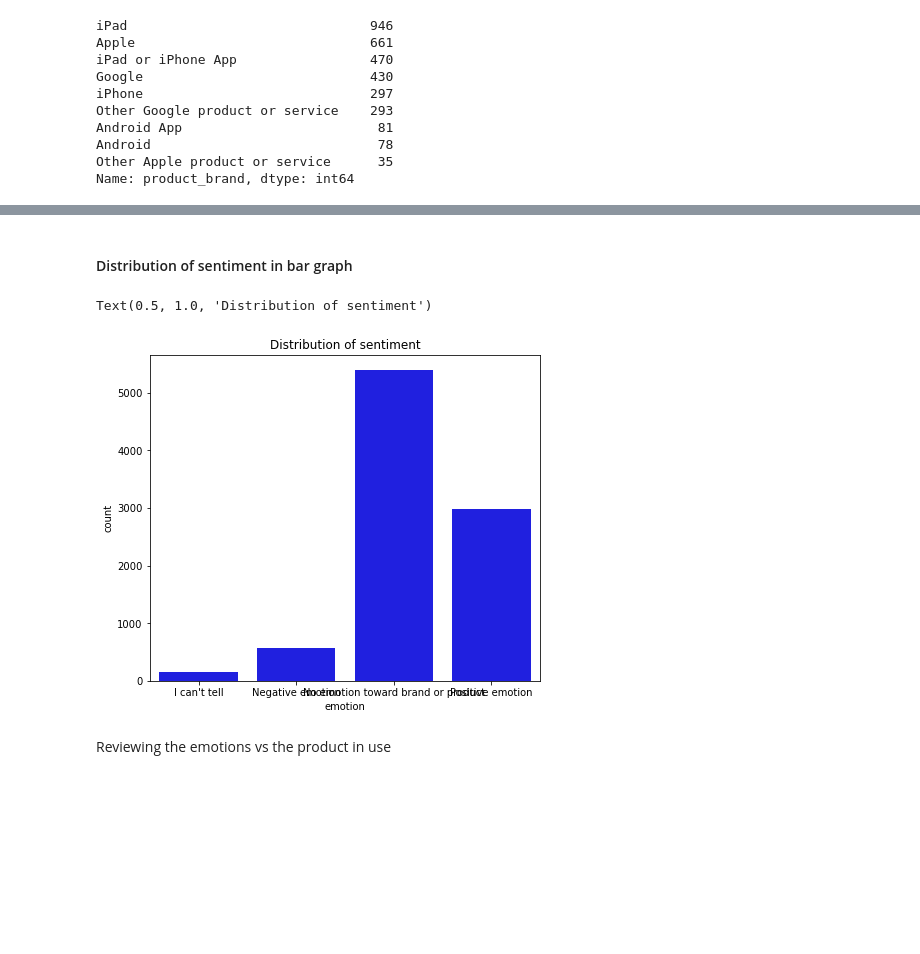
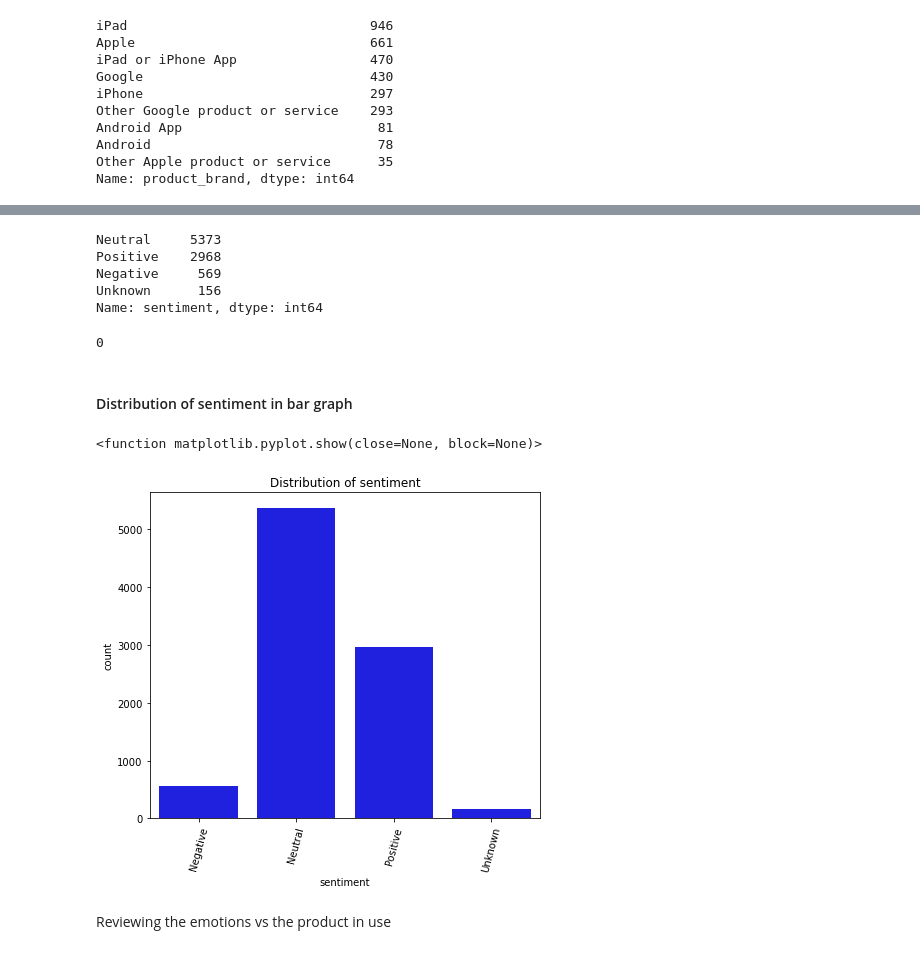
Before and after one commit to KImondorose/Deciphering-the-Public-Opinion-on-Apple, a Jupyter notebook: work_in_progress/kirui.ipynb, the cells around one changed output, grey strips where cells are left out. Drawn from its saved outputs; the diff is of its cells as text; code cells hidden in the pictures; blank space fills up the shorter version.

```diff
--- a/work_in_progress/kirui.ipynb
+++ b/work_in_progress/kirui.ipynb
@@ -41,5 +82,9 @@ memory usage: 213.2+ KB
 # %%
-data.rename({'tweet_text': 'tweet', 'emotion_in_tweet_is_directed_at': 'product_brand', 'is_there_an_emotion_directed_at_a_brand_or_product':'emotion'}, axis=1, inplace=True)
+# column names long and not intuitive, therefore rename the columns
+data.rename({'tweet_text': 'tweet',
+             'emotion_in_tweet_is_directed_at': 'product_brand',
+             'is_there_an_emotion_directed_at_a_brand_or_product':'sentiment'},
+             axis=1, inplace=True)
 # %%
 data.columns
 # %% [output]
@@ -69,0 +171,4 @@ Name: emotion, dtype: int64
+# %%
+# Removes duplicates based on tweet column only
+data = data.drop_duplicates(subset=['tweet'])
+data.head()
@@ -69,0 +213,4 @@ Name: emotion, dtype: int64
+# %%
+# fill null rows of product_brand with unknowm
+data['product_brand'].fillna('Unknown', inplace=True)
+data.head()
@@ -69,0 +248,7 @@ Name: emotion, dtype: int64
+# %%
+sentiment_dict = {'Positive emotion': 'Positive',
+                'Negative emotion': 'Negative',
+                'No emotion toward brand or product': 'Neutral',
+                "I can't tell": 'Unknown'}
+data['sentiment'] = data['sentiment'].map(sentiment_dict)
+data.head()
@@ -70,12 +262,27 @@ Name: emotion, dtype: int64
+# %%
+data['sentiment'].value_counts()
+# %% [output]
+Neutral     5373
+Positive    2968
+Negative     569
+Unknown      156
+Name: sentiment, dtype: int64
+# %%
+# check throught the data frame for any NaN values in sentiment
+data['sentiment'].isna().sum()
+# %% [output]
+0
 # %% [markdown]
 #### Distribution of sentiment in bar graph
 # %%
 plt.figure(figsize=(7,6))
-sns.countplot(x=data['emotion'].sort_values(), color='Blue')
+sns.countplot(x=data['sentiment'].sort_values(), color='Blue')
 plt.title('Distribution of sentiment')
+plt.xticks(rotation=75)
+plt.show
 # %% [output]
-Text(0.5, 1.0, 'Distribution of sentiment')
+<function matplotlib.pyplot.show(close=None, block=None)>
-[figure, old version]
+[figure, new version]
 # %% [markdown]
 Reviewing the emotions vs the product in use
 # %%
```
Also changed, not shown: parts of 55 cells of this notebook.
